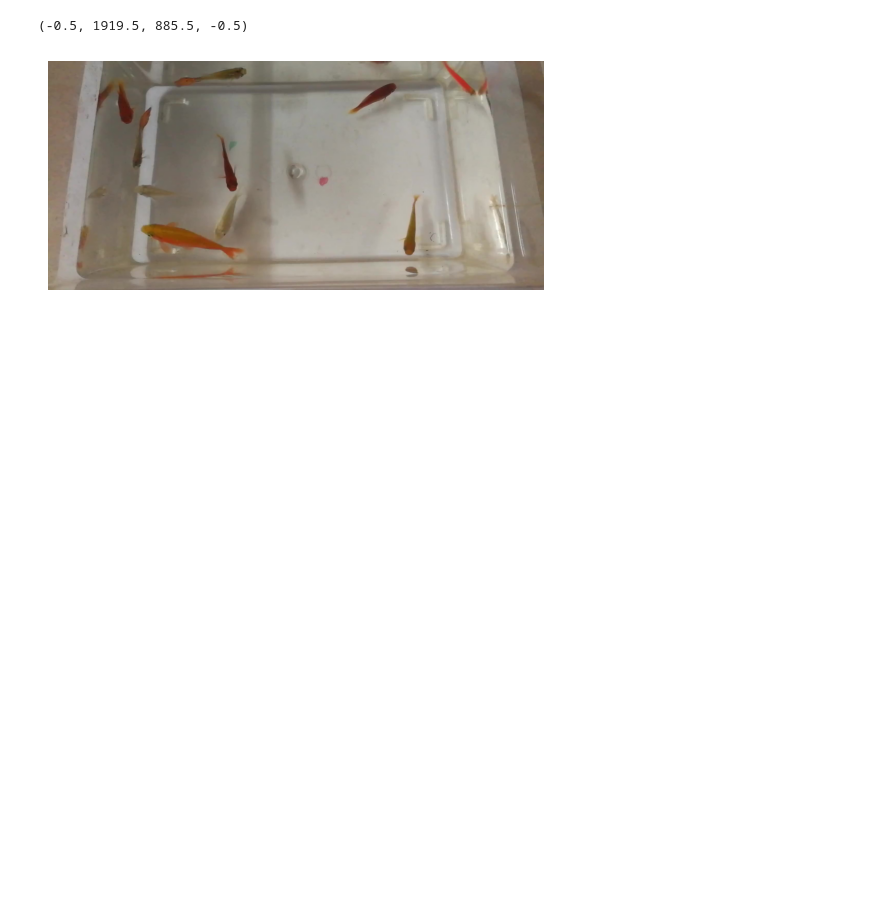
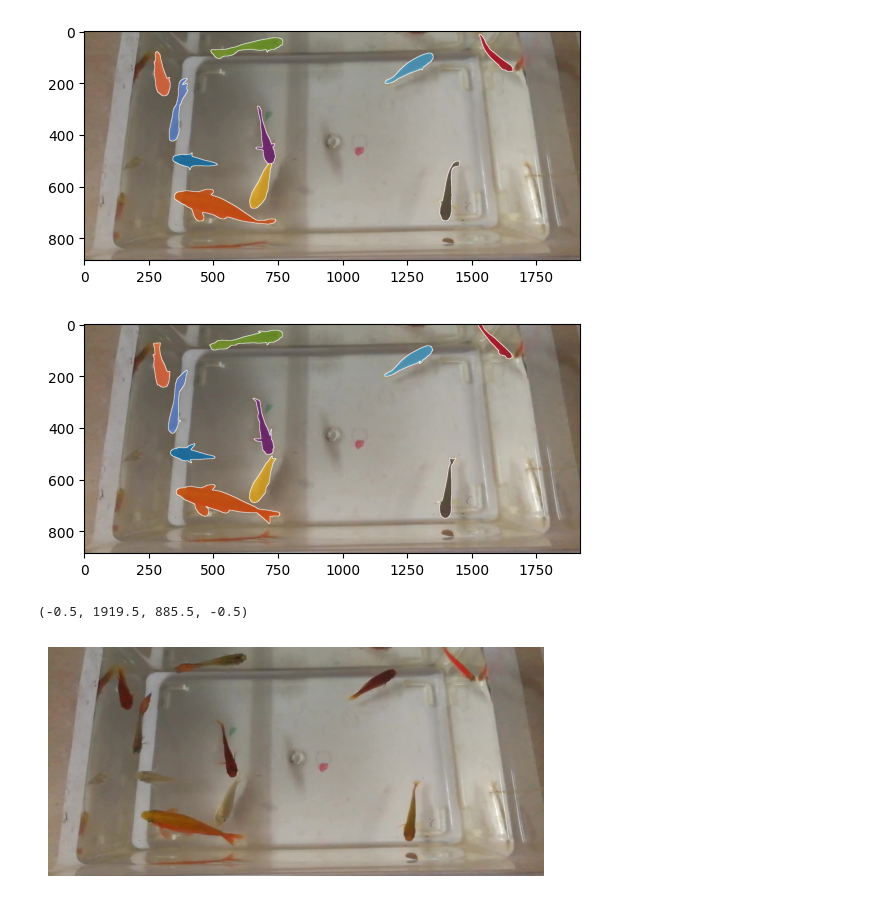
Before and after one commit to jpitagc/VOS-E-SAM, a Jupyter notebook: videoPipeline.ipynb, the cells around one changed output. Saved outputs shown, nothing was run; the diff lists cells and outputs as text; code cells hidden in the pictures; blank space fills up the shorter version.

```diff
--- a/videoPipeline.ipynb
+++ b/videoPipeline.ipynb
@@ -64 +271,9 @@ first_video_folder = vidTrain[0]['file_names'][0].split('/')[0]
+# %%
+plt.imshow(painted_images[1])
+plt.show()
+plt.imshow(painted_images[0])
+plt.show()
+# %% [output]
+[figure, added]
+[figure, added]
 # %%
```
Also changed, not shown: parts of 20 cells of this notebook, 4 other files.
